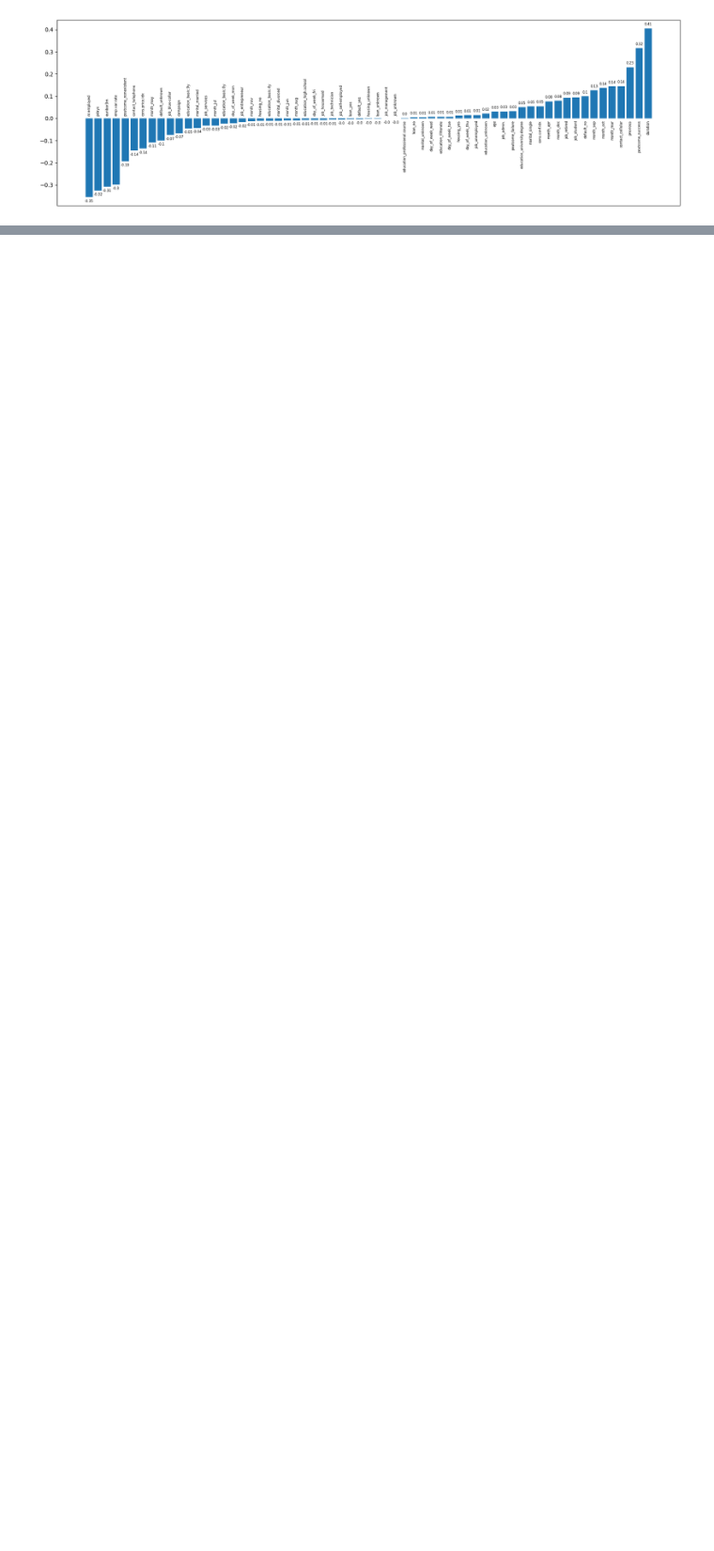
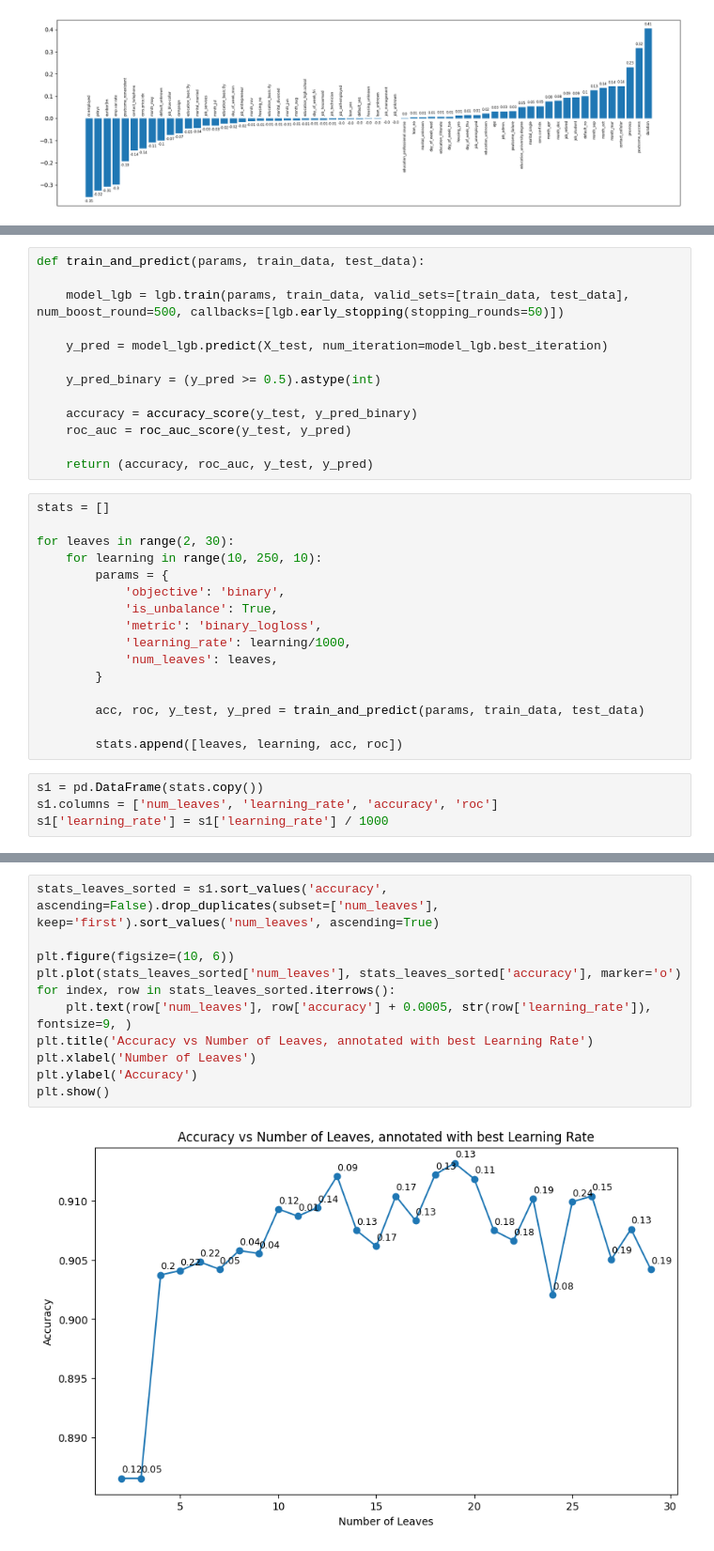
Before and after one commit to XIB1/machine_learning_course, a Jupyter notebook: project1/project1.ipynb, the cells around one changed output, grey strips where cells are left out. Shown at 94% size. Saved outputs shown, nothing was run; the diff lists cells and outputs as text; blank space fills up the shorter version.

```diff
--- a/project1/project1.ipynb
+++ b/project1/project1.ipynb
@@ -107,0 +111,33 @@ plt.show()
+# %%
+def train_and_predict(params, train_data, test_data):
+
+    model_lgb = lgb.train(params, train_data, valid_sets=[train_data, test_data], num_boost_round=500, callbacks=[lgb.early_stopping(stopping_rounds=50)])
+
+    y_pred = model_lgb.predict(X_test, num_iteration=model_lgb.best_iteration)
+
+    y_pred_binary = (y_pred >= 0.5).astype(int)
+
+    accuracy = accuracy_score(y_test, y_pred_binary)
+    roc_auc = roc_auc_score(y_test, y_pred)
+
+    return (accuracy, roc_auc, y_test, y_pred)
+# %%
+stats = []
+
+for leaves in range(2, 30):
+    for learning in range(10, 250, 10):
+        params = {
+            'objective': 'binary',
+            'is_unbalance': True,
+            'metric': 'binary_logloss',
+            'learning_rate': learning/1000,
+            'num_leaves': leaves,
+        }
+
+        acc, roc, y_test, y_pred = train_and_predict(params, train_data, test_data)
+
+        stats.append([leaves, learning, acc, roc])
+# %%
+s1 = pd.DataFrame(stats.copy())
+s1.columns = ['num_leaves', 'learning_rate', 'accuracy', 'roc']
+s1['learning_rate'] = s1['learning_rate'] / 1000
@@ -107,0 +153,13 @@ plt.show()
+# %%
+stats_leaves_sorted = s1.sort_values('accuracy', ascending=False).drop_duplicates(subset=['num_leaves'], keep='first').sort_values('num_leaves', ascending=True)
+
+plt.figure(figsize=(10, 6))
+plt.plot(stats_leaves_sorted['num_leaves'], stats_leaves_sorted['accuracy'], marker='o')
+for index, row in stats_leaves_sorted.iterrows():
+    plt.text(row['num_leaves'], row['accuracy'] + 0.0005, str(row['learning_rate']), fontsize=9, )
+plt.title('Accuracy vs Number of Leaves, annotated with best Learning Rate')
+plt.xlabel('Number of Leaves')
+plt.ylabel('Accuracy')
+plt.show()
+# %% [output]
+[figure, added]
```
Also changed, not shown: parts of 19 cells of this notebook, 2 other files.
